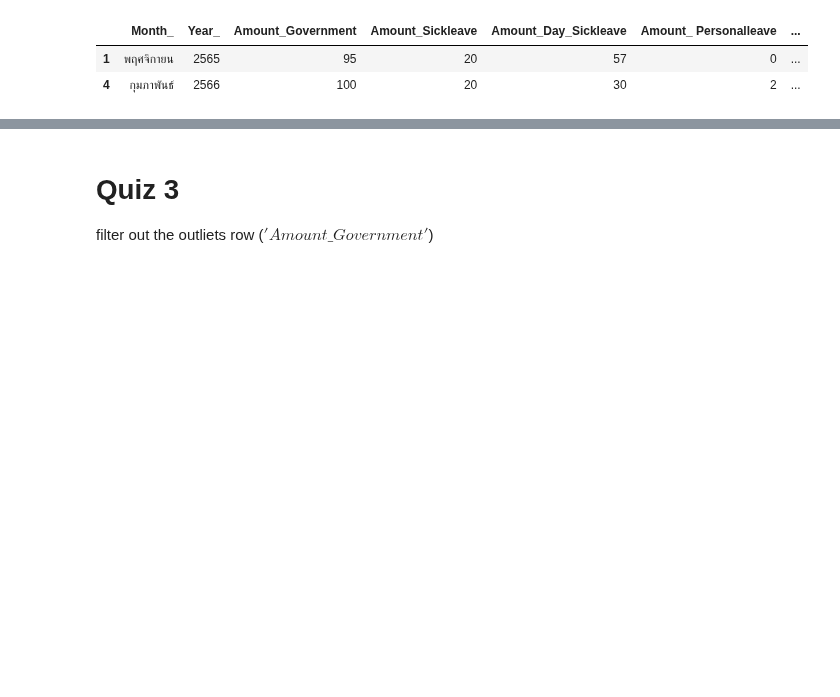
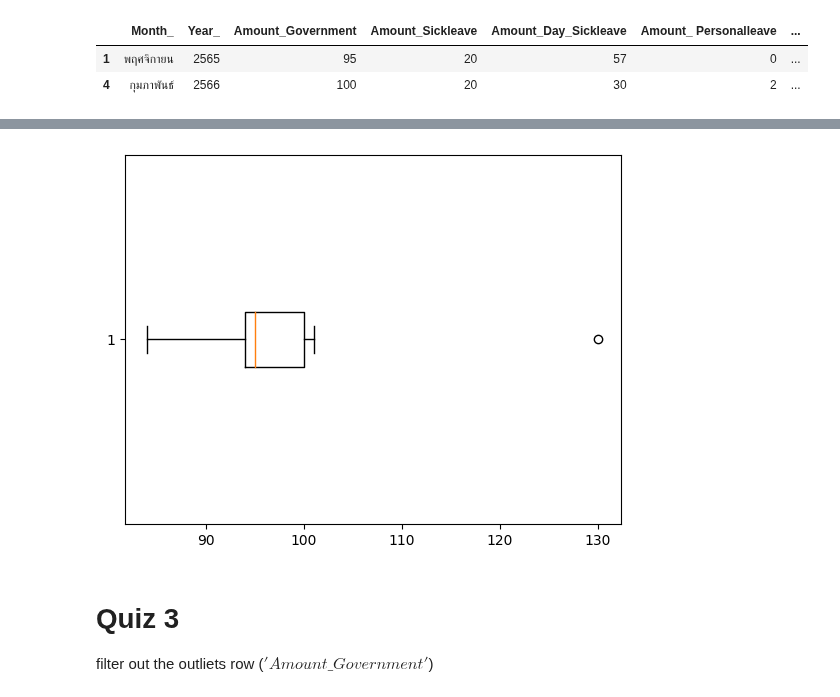
Before and after one commit to Jaomiew/DPDM2023, a Jupyter notebook: Data102(Chapter2).ipynb, the cells around one changed output, grey strips where cells are left out. Saved outputs shown, nothing was run; the diff lists cells and outputs as text; code cells hidden in the pictures; blank space fills up the shorter version.

```diff
--- a/Data102(Chapter2).ipynb
+++ b/Data102(Chapter2).ipynb
@@ -291,3 +297,7 @@ table_from_drive[table_from_drive['Amount_Sickleave']==20]
+# %%
+boxplot_output = plt.boxplot(table_from_drive['Amount_Government'],whis=2,vert=False)
+# %% [output]
+[figure, added]
 # %% [markdown]
 # Quiz 3
 
```
Also changed, not shown: parts of 21 cells of this notebook.
